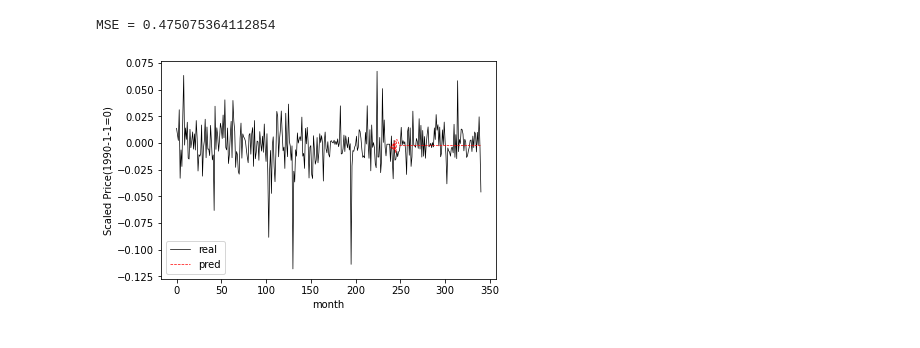
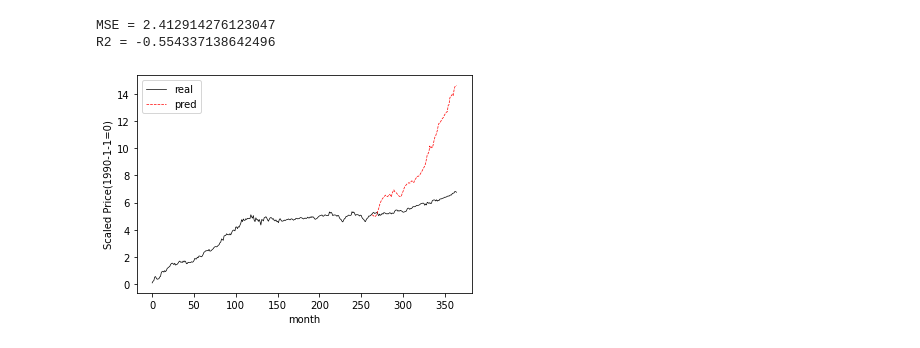
Before and after one commit to ChrisChemHater/StockPriceRNN, a Jupyter notebook: train_eval.ipynb, the cells around one changed output. Saved outputs shown, nothing was run; the diff lists cells and outputs as text; code cells hidden in the pictures.

Commit message:
trained RNN on the right datasets, and calculated R2_score

```diff
--- a/train_eval.ipynb
+++ b/train_eval.ipynb
@@ -44,0 +206,10 @@ final MSE score = 0.23773202300071716
+# %%
+# MSFT_LSTM
+a_m = get_trials('msft', 'lstm', 'model').argmin
+a_t = get_trials('msft', 'lstm', 'train').argmin
+trainLoader = DataLoader(f"{DATA_PATH}/{MSFT_TRAIN}", a_m['look_back'], random_state=2030)
+model = StockLSTM(a_m['hidden_dim'], a_m['num_layers'])
+optimizer = Adam(model.parameters(), lr=a_t['lr'])
+# optimizer = Adam(model.parameters(), lr=2e-3)
+_, _, record = train(model, trainLoader, a_t['epochs'], a_t['batch_size'], optimizer, show_every=100)
+# _, _, record = train(model, trainLoader, 6000, a_t['batch_size'], optimizer, show_every=100)
@@ -250,31 +272,22 @@ plt.plot(record[:, 0], record[:, 1])
 # %%
-# 在测试集上评估
-model.eval()
-trainLoader = DataLoader(
-    f"{DATA_PATH}/{MSFT_TRAIN}",
-    look_back=a_m['look_back']
-)
-testLoader = DataLoader(
-    f"{DATA_PATH}/{MSFT_TEST}",
-    look_back=a_m['look_back'],
-    train=False,
-    train_params=trainLoader.getTrainParams(),
-)
-Xtest, ytest = testLoader.getTestData()
-ypred = model.predict(Xtest, periods=len(ytest)).detach().numpy()
+# 滚动预测
+Xtest, ytest = testLoader.getRollTestData()
+ypred = model(Xtest).detach().numpy()
 ypred = trainLoader.scaler.inverse_transform(ypred.reshape(-1, 1)).flatten()
 alldata = np.r_[trainLoader._data.flatten(), testLoader._data.flatten()]
 times = np.arange(len(alldata))
 
-# alldata = alldata.cumsum()
-# ypred = ypred.cumsum() + alldata[-len(ypred)-1]
+alldata = alldata.cumsum()
+ypred = ypred.cumsum() + alldata[-len(ypred)-1]
 
 plt.plot(times, alldata, 'k-', lw=0.7, label='real')
 plt.plot(times[-len(ypred):], ypred, 'r--', lw=0.7, label='pred')
 plt.legend()
 plt.xlabel("month")
 plt.ylabel("Scaled Price(1990-1-1=0)")
-print(f"MSE = {evaluate(model, testLoader)}")
+print(f"MSE = {evaluate_roll(model, testLoader)}")
+print(f"R2 = {evaluate_roll(model, testLoader, r2_score)}")
 # %% [output]
-MSE = 0.475075364112854
+MSE = 2.412914276123047
+R2 = -0.554337138642496
-[figure, old version]
+[figure, new version]
```
Also changed, not shown: parts of 30 cells of this notebook, 41 other files.
